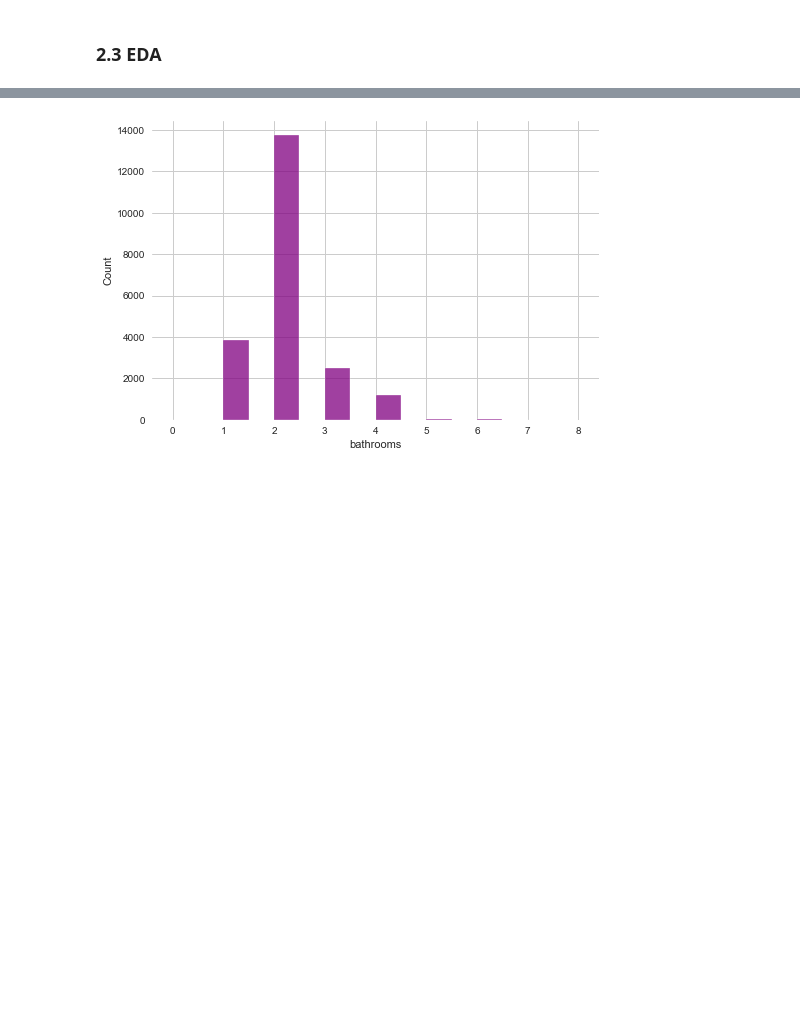
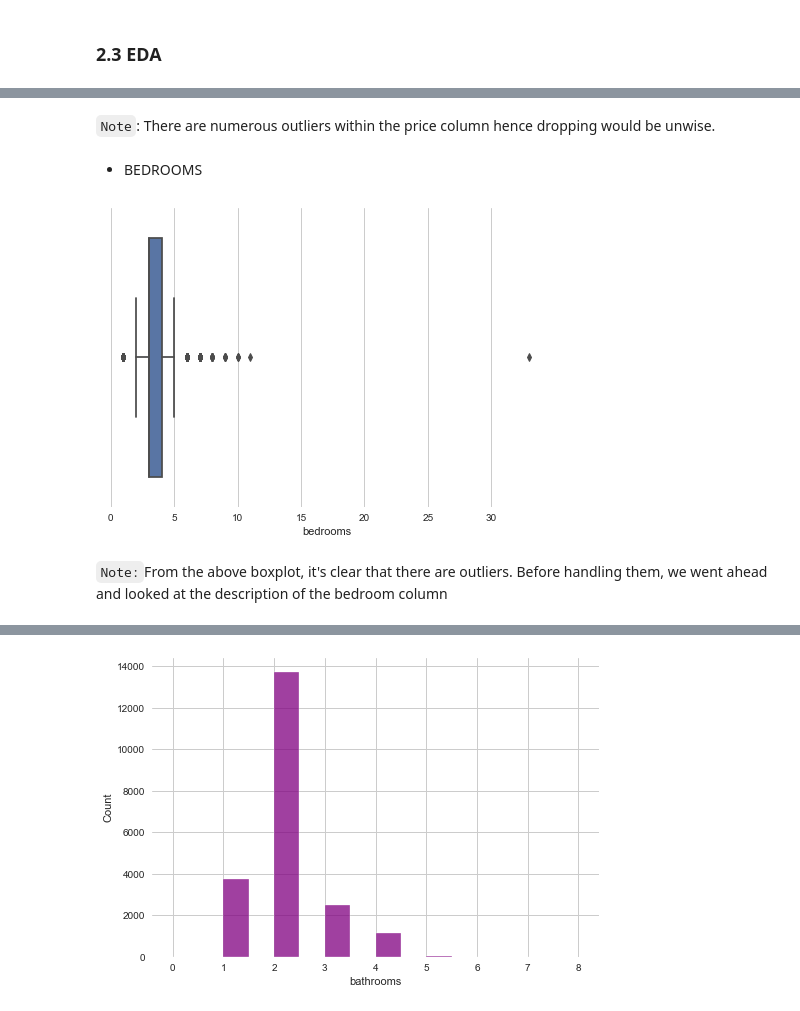
Before and after one commit to R3TR0Quan/KC_Realestate_Analysis_and_Modelling, a Jupyter notebook: notebook.ipynb, the cells around one changed output, grey strips where cells are left out. Cells and saved outputs as stored; diff of their text form; code cells hidden in the pictures; blank space fills up the shorter version.

```diff
--- a/notebook.ipynb
+++ b/notebook.ipynb
@@ -240,0 +383,6 @@ kc_hses['bathrooms'] = kc_hses['bathrooms'].apply(lambda x: int(round(x, 0)))
+# %%
+# Add house_age column
+kc_hses['house_age'] = kc_hses['date'].dt.year - kc_hses['yr_built']
+
+#Extracting the year from the date column
+kc_hses['Sale_year'] = kc_hses['date'].dt.year
@@ -242,0 +459,11 @@ kc_hses['bathrooms'] = kc_hses['bathrooms'].apply(lambda x: int(round(x, 0)))
+# %% [markdown]
+``Note``: There are numerous outliers within the price column hence dropping would be unwise.
+# %% [markdown]
+* BEDROOMS
+# %%
+# Let's look at the bedrooms
+sns.boxplot(kc_hses['bedrooms']);
+# %% [output]
+[figure, added]
+# %% [markdown]
+``Note:``From the above boxplot, it's clear that there are outliers. Before handling them, we went ahead and looked at the description of the bedroom column
```
Also changed, not shown: parts of 140 cells of this notebook, 1 other file.
